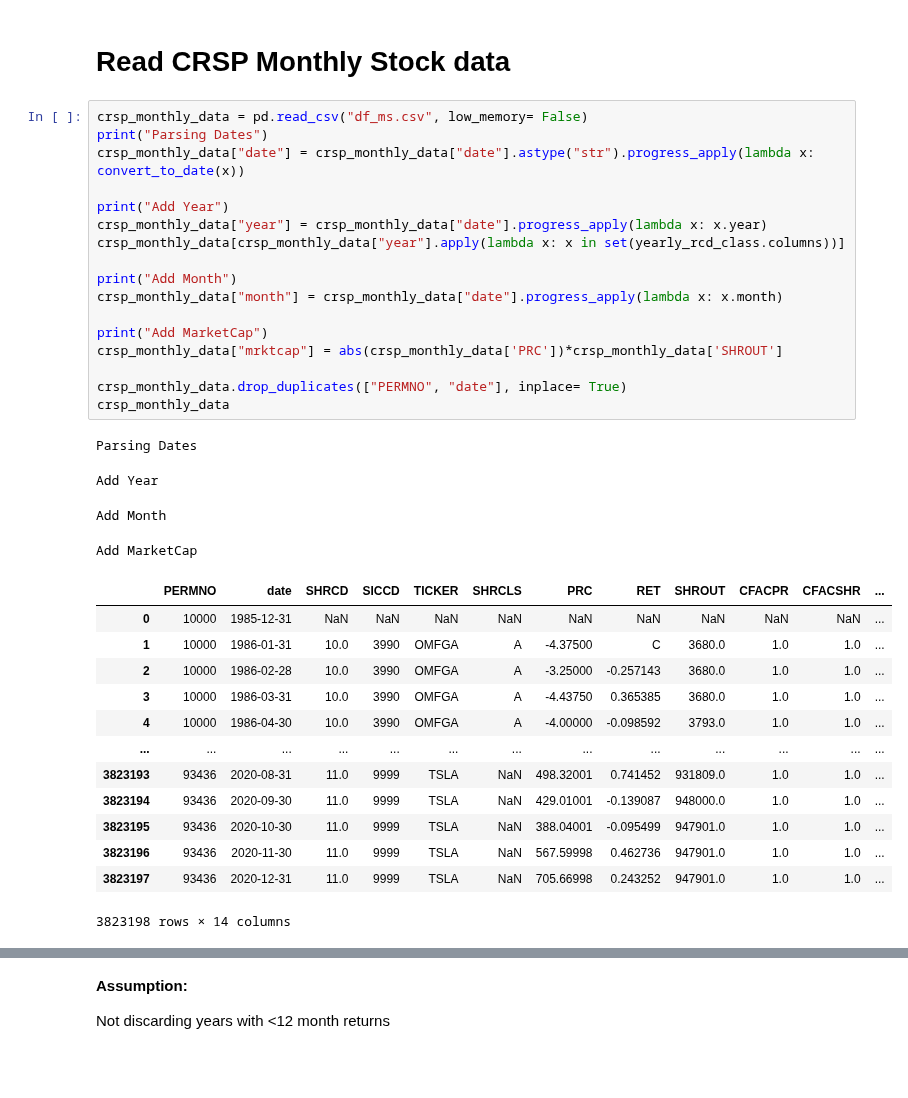
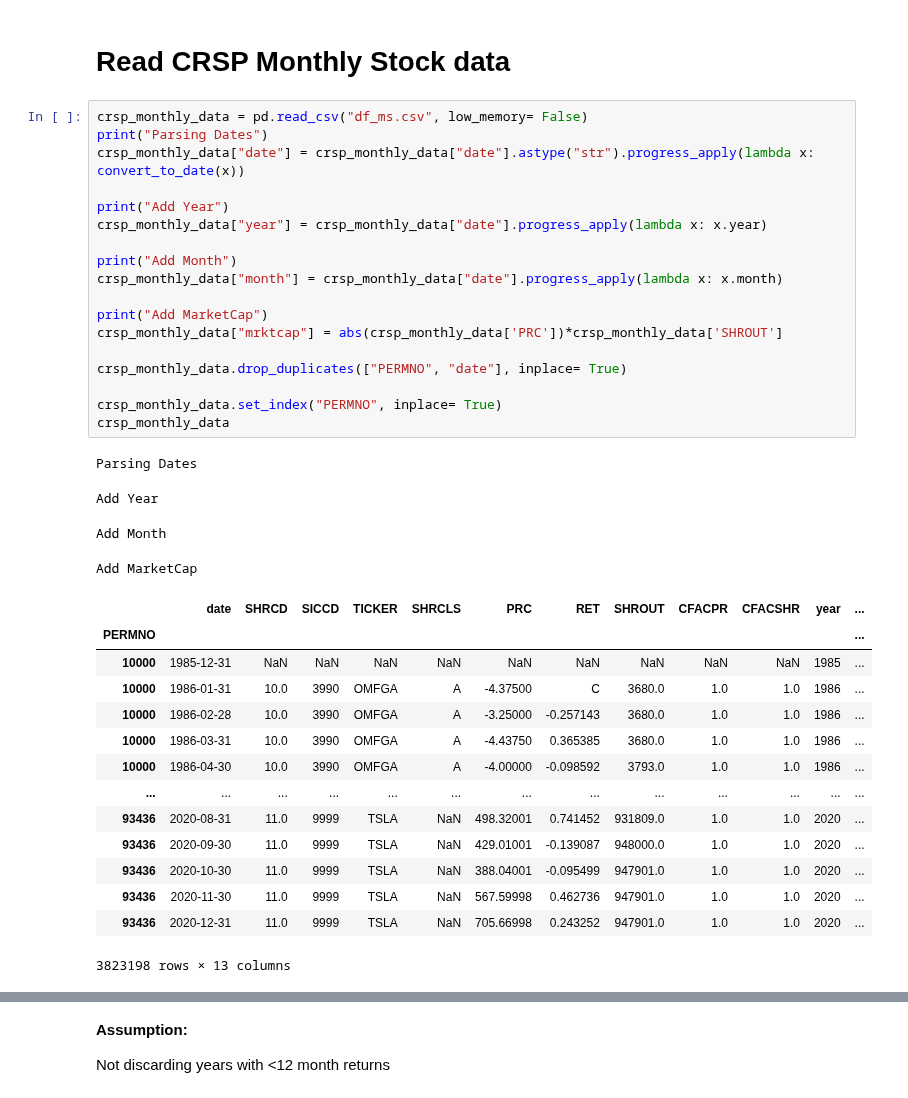
Before and after one commit to rohitashwachaks/finance, a Jupyter notebook: Titman/R&D.ipynb, the cells around one changed output, grey strips where cells are left out. Cells and saved outputs as stored; diff of their text form; blank space fills up the shorter version.

```diff
--- a/Titman/R&D.ipynb
+++ b/Titman/R&D.ipynb
@@ -169,38 +131,40 @@ yearly_rcd_class
 # %%
 crsp_monthly_data = pd.read_csv("df_ms.csv", low_memory= False)
 print("Parsing Dates")
 crsp_monthly_data["date"] = crsp_monthly_data["date"].astype("str").progress_apply(lambda x: convert_to_date(x))
 
 print("Add Year")
 crsp_monthly_data["year"] = crsp_monthly_data["date"].progress_apply(lambda x: x.year)
-crsp_monthly_data[crsp_monthly_data["year"].apply(lambda x: x in set(yearly_rcd_class.columns))]
 
 print("Add Month")
 crsp_monthly_data["month"] = crsp_monthly_data["date"].progress_apply(lambda x: x.month)
 
 print("Add MarketCap")
 crsp_monthly_data["mrktcap"] = abs(crsp_monthly_data['PRC'])*crsp_monthly_data['SHROUT']
 
 crsp_monthly_data.drop_duplicates(["PERMNO", "date"], inplace= True)
+
+crsp_monthly_data.set_index("PERMNO", inplace= True)
 crsp_monthly_data
 # %% [output]
 Parsing Dates
 Add Year
 Add Month
 Add MarketCap
-|  | PERMNO | date | SHRCD | SICCD | TICKER | SHRCLS | PRC | RET | SHROUT | CFACPR | CFACSHR | ... |
-| 0 | 10000 | 1985-12-31 | NaN | NaN | NaN | NaN | NaN | NaN | NaN | NaN | NaN | ... |
-| 1 | 10000 | 1986-01-31 | 10.0 | 3990 | OMFGA | A | -4.37500 | C | 3680.0 | 1.0 | 1.0 | ... |
-| 2 | 10000 | 1986-02-28 | 10.0 | 3990 | OMFGA | A | -3.25000 | -0.257143 | 3680.0 | 1.0 | 1.0 | ... |
-| 3 | 10000 | 1986-03-31 | 10.0 | 3990 | OMFGA | A | -4.43750 | 0.365385 | 3680.0 | 1.0 | 1.0 | ... |
-| 4 | 10000 | 1986-04-30 | 10.0 | 3990 | OMFGA | A | -4.00000 | -0.098592 | 3793.0 | 1.0 | 1.0 | ... |
+|  | date | SHRCD | SICCD | TICKER | SHRCLS | PRC | RET | SHROUT | CFACPR | CFACSHR | year | ... |
+| PERMNO |  |  |  |  |  |  |  |  |  |  |  | ... |
+| 10000 | 1985-12-31 | NaN | NaN | NaN | NaN | NaN | NaN | NaN | NaN | NaN | 1985 | ... |
+| 10000 | 1986-01-31 | 10.0 | 3990 | OMFGA | A | -4.37500 | C | 3680.0 | 1.0 | 1.0 | 1986 | ... |
+| 10000 | 1986-02-28 | 10.0 | 3990 | OMFGA | A | -3.25000 | -0.257143 | 3680.0 | 1.0 | 1.0 | 1986 | ... |
+| 10000 | 1986-03-31 | 10.0 | 3990 | OMFGA | A | -4.43750 | 0.365385 | 3680.0 | 1.0 | 1.0 | 1986 | ... |
+| 10000 | 1986-04-30 | 10.0 | 3990 | OMFGA | A | -4.00000 | -0.098592 | 3793.0 | 1.0 | 1.0 | 1986 | ... |
 | ... | ... | ... | ... | ... | ... | ... | ... | ... | ... | ... | ... | ... |
-| 3823193 | 93436 | 2020-08-31 | 11.0 | 9999 | TSLA | NaN | 498.32001 | 0.741452 | 931809.0 | 1.0 | 1.0 | ... |
-| 3823194 | 93436 | 2020-09-30 | 11.0 | 9999 | TSLA | NaN | 429.01001 | -0.139087 | 948000.0 | 1.0 | 1.0 | ... |
-| 3823195 | 93436 | 2020-10-30 | 11.0 | 9999 | TSLA | NaN | 388.04001 | -0.095499 | 947901.0 | 1.0 | 1.0 | ... |
-| 3823196 | 93436 | 2020-11-30 | 11.0 | 9999 | TSLA | NaN | 567.59998 | 0.462736 | 947901.0 | 1.0 | 1.0 | ... |
-| 3823197 | 93436 | 2020-12-31 | 11.0 | 9999 | TSLA | NaN | 705.66998 | 0.243252 | 947901.0 | 1.0 | 1.0 | ... |
+| 93436 | 2020-08-31 | 11.0 | 9999 | TSLA | NaN | 498.32001 | 0.741452 | 931809.0 | 1.0 | 1.0 | 2020 | ... |
+| 93436 | 2020-09-30 | 11.0 | 9999 | TSLA | NaN | 429.01001 | -0.139087 | 948000.0 | 1.0 | 1.0 | 2020 | ... |
+| 93436 | 2020-10-30 | 11.0 | 9999 | TSLA | NaN | 388.04001 | -0.095499 | 947901.0 | 1.0 | 1.0 | 2020 | ... |
+| 93436 | 2020-11-30 | 11.0 | 9999 | TSLA | NaN | 567.59998 | 0.462736 | 947901.0 | 1.0 | 1.0 | 2020 | ... |
+| 93436 | 2020-12-31 | 11.0 | 9999 | TSLA | NaN | 705.66998 | 0.243252 | 947901.0 | 1.0 | 1.0 | 2020 | ... |
-3823198 rows × 14 columns
+3823198 rows × 13 columns
 # %%
 # Filter for Share class = A or missing
 crsp_monthly_data = crsp_monthly_data[(crsp_monthly_data["SHRCLS"] == "A")|(crsp_monthly_data["SHRCLS"].isna())]
```
Also changed, not shown: parts of 29 cells of this notebook, 1 other file.
